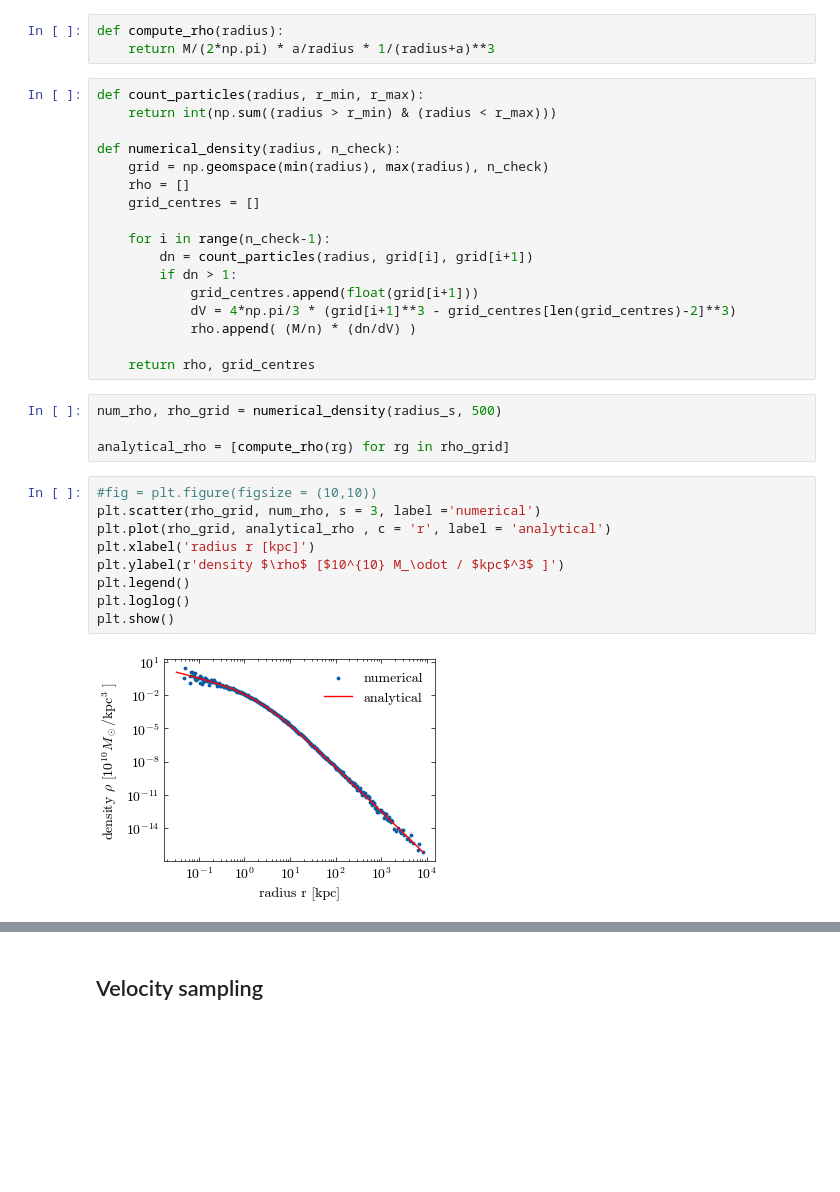
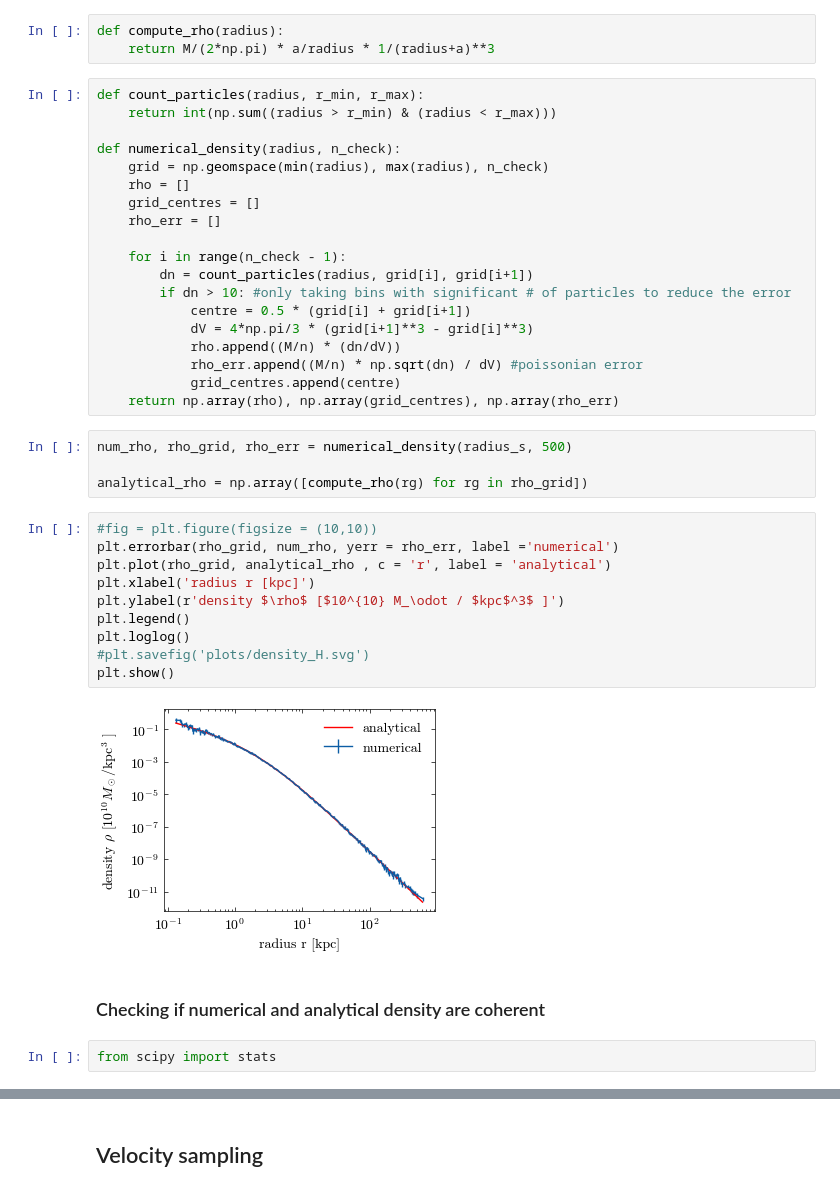
Before and after one commit to lisam10/stellar_systems_dynamics2024, a Jupyter notebook: final_exercise/Hernquist_new.ipynb, the cells around one changed output, grey strips where cells are left out. Cells and saved outputs as stored; diff of their text form; blank space fills up the shorter version.

```diff
--- a/final_exercise/Hernquist_new.ipynb
+++ b/final_exercise/Hernquist_new.ipynb
@@ -175,27 +183,34 @@ def numerical_density(radius, n_check):
     grid = np.geomspace(min(radius), max(radius), n_check)
     rho = []
     grid_centres = []
+    rho_err = []
 
-    for i in range(n_check-1):
+    for i in range(n_check - 1):
         dn = count_particles(radius, grid[i], grid[i+1])
-        if dn > 1:
-            grid_centres.append(float(grid[i+1]))
-            dV = 4*np.pi/3 * (grid[i+1]**3 - grid_centres[len(grid_centres)-2]**3)
-            rho.append( (M/n) * (dn/dV) )
-
-    return rho, grid_centres
+        if dn > 10: #only taking bins with significant # of particles to reduce the error
+            centre = 0.5 * (grid[i] + grid[i+1])
+            dV = 4*np.pi/3 * (grid[i+1]**3 - grid[i]**3)
+            rho.append((M/n) * (dn/dV))
+            rho_err.append((M/n) * np.sqrt(dn) / dV) #poissonian error
+            grid_centres.append(centre)
+    return np.array(rho), np.array(grid_centres), np.array(rho_err)
 # %%
-num_rho, rho_grid = numerical_density(radius_s, 500)
+num_rho, rho_grid, rho_err = numerical_density(radius_s, 500)
 
-analytical_rho = [compute_rho(rg) for rg in rho_grid]
+analytical_rho = np.array([compute_rho(rg) for rg in rho_grid])
 # %%
 #fig = plt.figure(figsize = (10,10))
-plt.scatter(rho_grid, num_rho, s = 3, label ='numerical')
+plt.errorbar(rho_grid, num_rho, yerr = rho_err, label ='numerical')
 plt.plot(rho_grid, analytical_rho , c = 'r', label = 'analytical')
 plt.xlabel('radius r [kpc]')
 plt.ylabel(r'density $\rho$ [$10^{10} M_\odot / $kpc$^3$ ]')
 plt.legend()
 plt.loglog()
+#plt.savefig('plots/density_H.svg')
 plt.show()
 # %% [output]
-[figure, old version]
+[figure, new version]
+# %% [markdown]
+### Checking if numerical and analytical density are coherent
+# %%
+from scipy import stats
```
Also changed, not shown: parts of 4 cells of this notebook.
